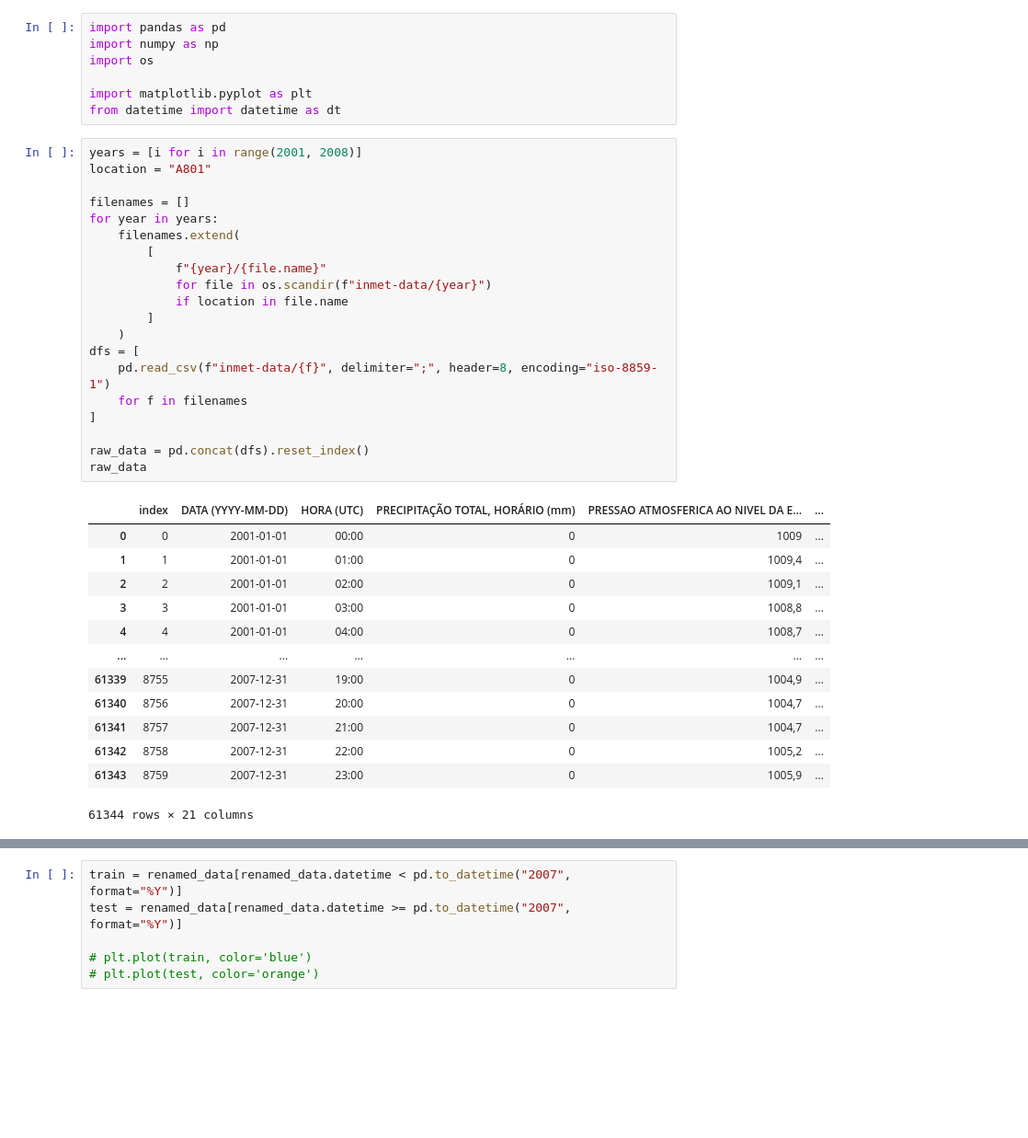
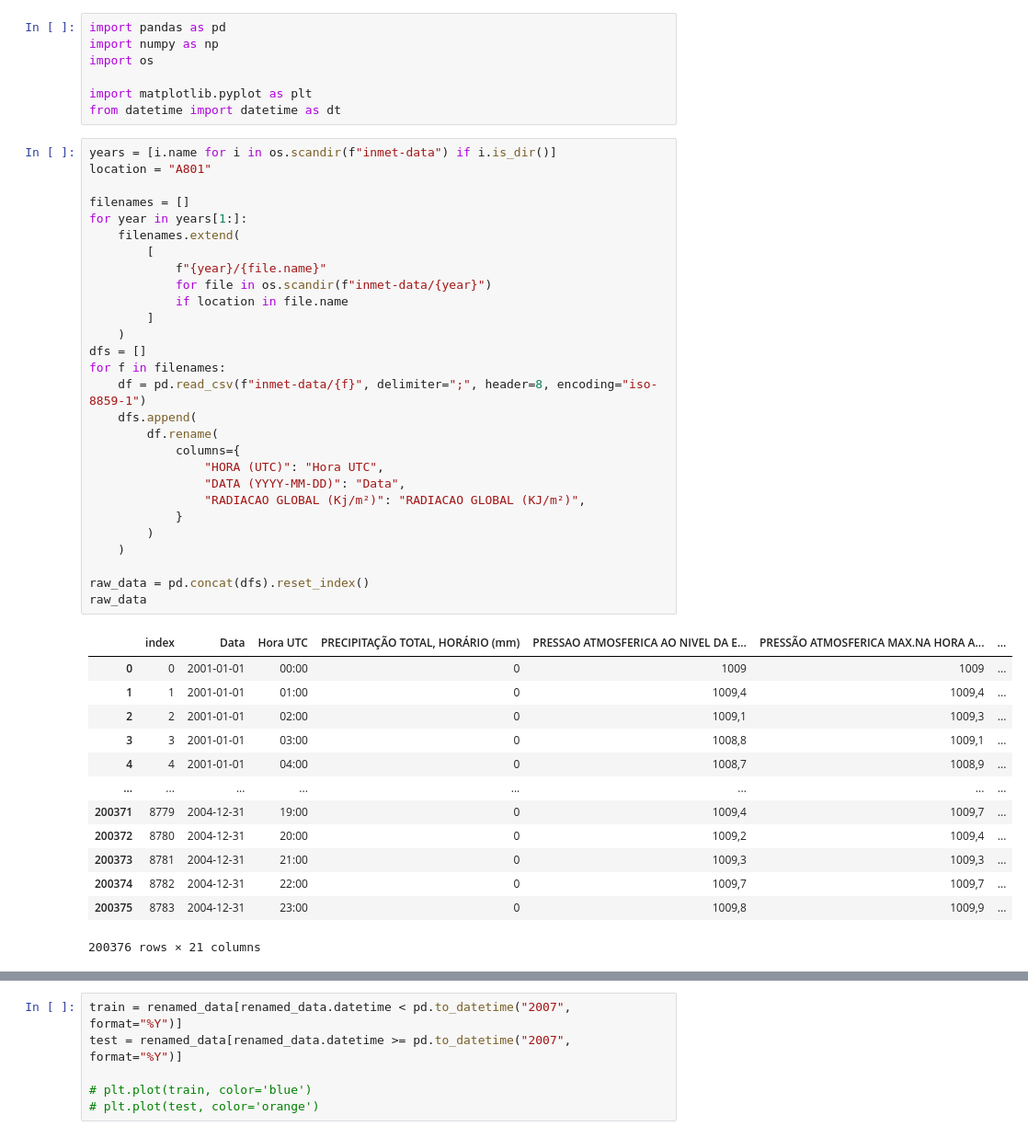
Before and after one commit to fellipessanha/solar-studies, a Jupyter notebook: data-treatment.ipynb, the cells around one changed output, grey strips where cells are left out. Shown: that part at 92% size. Saved outputs shown, nothing was run; the diff lists cells and outputs as text; blank space fills up the shorter version.

```diff
--- a/data-treatment.ipynb
+++ b/data-treatment.ipynb
@@ -6,38 +6,46 @@ import os
 import matplotlib.pyplot as plt
 from datetime import datetime as dt
 # %%
-years = [i for i in range(2001, 2008)]
+years = [i.name for i in os.scandir(f"inmet-data") if i.is_dir()]
 location = "A801"
 
 filenames = []
-for year in years:
+for year in years[1:]:
     filenames.extend(
         [
             f"{year}/{file.name}"
             for file in os.scandir(f"inmet-data/{year}")
             if location in file.name
         ]
     )
-dfs = [
-    pd.read_csv(f"inmet-data/{f}", delimiter=";", header=8, encoding="iso-8859-1")
-    for f in filenames
-]
+dfs = []
+for f in filenames:
+    df = pd.read_csv(f"inmet-data/{f}", delimiter=";", header=8, encoding="iso-8859-1")
+    dfs.append(
+        df.rename(
+            columns={
+                "HORA (UTC)": "Hora UTC",
+                "DATA (YYYY-MM-DD)": "Data",
+                "RADIACAO GLOBAL (Kj/m²)": "RADIACAO GLOBAL (KJ/m²)",
+            }
+        )
+    )
 
 raw_data = pd.concat(dfs).reset_index()
 raw_data
 # %% [output]
-|  | index | DATA (YYYY-MM-DD) | HORA (UTC) | PRECIPITAÇÃO TOTAL, HORÁRIO (mm) | PRESSAO ATMOSFERICA AO NIVEL DA E... | ... |
-| 0 | 0 | 2001-01-01 | 00:00 | 0 | 1009 | ... |
-| 1 | 1 | 2001-01-01 | 01:00 | 0 | 1009,4 | ... |
-| 2 | 2 | 2001-01-01 | 02:00 | 0 | 1009,1 | ... |
-| 3 | 3 | 2001-01-01 | 03:00 | 0 | 1008,8 | ... |
-| 4 | 4 | 2001-01-01 | 04:00 | 0 | 1008,7 | ... |
-| ... | ... | ... | ... | ... | ... | ... |
-| 61339 | 8755 | 2007-12-31 | 19:00 | 0 | 1004,9 | ... |
-| 61340 | 8756 | 2007-12-31 | 20:00 | 0 | 1004,7 | ... |
-| 61341 | 8757 | 2007-12-31 | 21:00 | 0 | 1004,7 | ... |
-| 61342 | 8758 | 2007-12-31 | 22:00 | 0 | 1005,2 | ... |
-| 61343 | 8759 | 2007-12-31 | 23:00 | 0 | 1005,9 | ... |
+|  | index | Data | Hora UTC | PRECIPITAÇÃO TOTAL, HORÁRIO (mm) | PRESSAO ATMOSFERICA AO NIVEL DA E... | PRESSÃO ATMOSFERICA MAX.NA HORA A... | ... |
+| 0 | 0 | 2001-01-01 | 00:00 | 0 | 1009 | 1009 | ... |
+| 1 | 1 | 2001-01-01 | 01:00 | 0 | 1009,4 | 1009,4 | ... |
+| 2 | 2 | 2001-01-01 | 02:00 | 0 | 1009,1 | 1009,3 | ... |
+| 3 | 3 | 2001-01-01 | 03:00 | 0 | 1008,8 | 1009,1 | ... |
+| 4 | 4 | 2001-01-01 | 04:00 | 0 | 1008,7 | 1008,9 | ... |
+| ... | ... | ... | ... | ... | ... | ... | ... |
+| 200371 | 8779 | 2004-12-31 | 19:00 | 0 | 1009,4 | 1009,7 | ... |
+| 200372 | 8780 | 2004-12-31 | 20:00 | 0 | 1009,2 | 1009,4 | ... |
+| 200373 | 8781 | 2004-12-31 | 21:00 | 0 | 1009,3 | 1009,3 | ... |
+| 200374 | 8782 | 2004-12-31 | 22:00 | 0 | 1009,7 | 1009,7 | ... |
+| 200375 | 8783 | 2004-12-31 | 23:00 | 0 | 1009,8 | 1009,9 | ... |
-61344 rows × 21 columns
+200376 rows × 21 columns
 # %%
 cols = raw_data.columns
```
Also changed, not shown: parts of 1 cell of this notebook.
